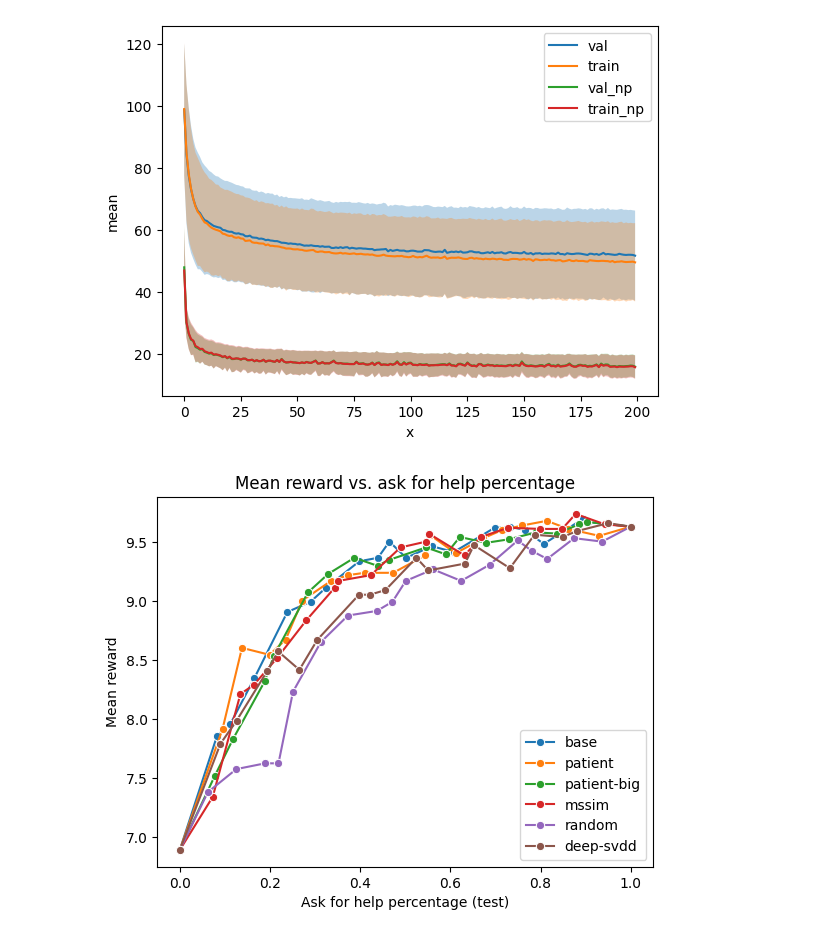
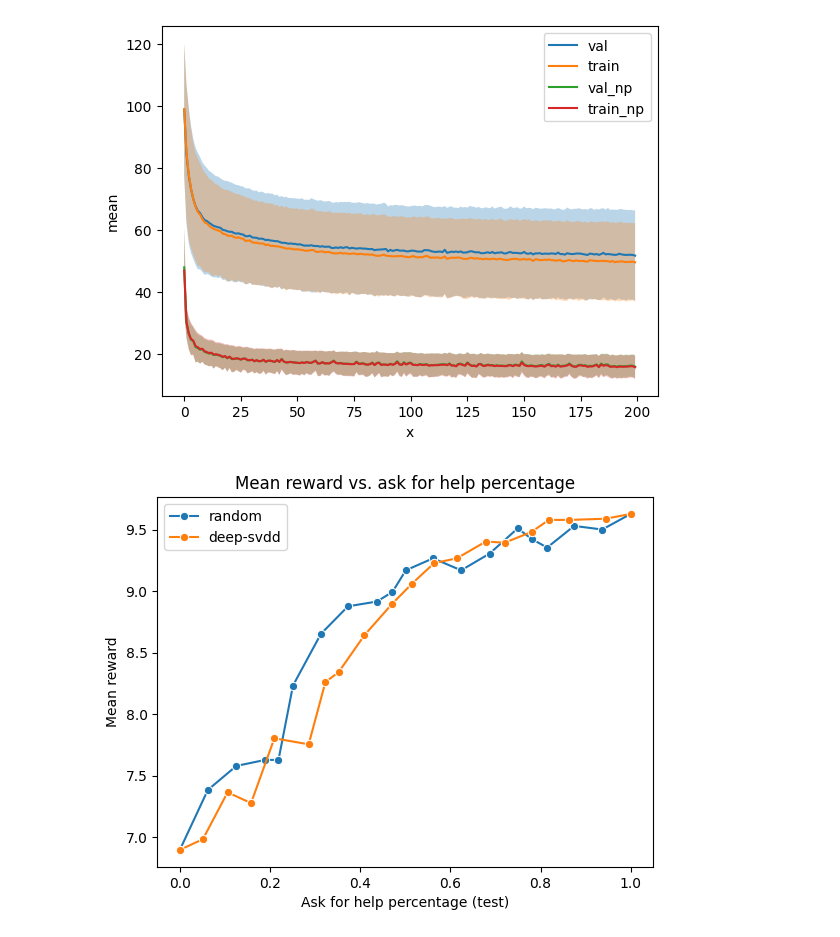
Before and after one commit to PavelCz/yrc-bench-fork, a Jupyter notebook: analyzing/plotting.ipynb, the cells around one changed output. Saved outputs shown, nothing was run; the diff lists cells and outputs as text; code cells hidden in the pictures.

Commit message:
Update plotting

```diff
--- a/analyzing/plotting.ipynb
+++ b/analyzing/plotting.ipynb
@@ -102,8 +102,11 @@ base_path = Path("/home/pavel/data/goal-misgen/tmp")
 # eval_path = base_path / "debug-03-no-bg"
 # evals = ["random"]
 
-eval_path = base_path / "14-more-levels"
-evals = ["base", "patient", "patient-big", "mssim", "random", "deep-svdd"]
+# eval_path = base_path / "14-more-levels"
+# evals = ["base", "patient", "patient-big", "mssim", "random", "deep-svdd"]
+
+eval_path = base_path / "15-fixed-obs"
+evals = ["random", "deep-svdd"]
 
 for eval in evals:
 
@@ -152,31 +155,31 @@ for eval in evals:
     #         if threshold is None:
     #             raise ValueError("Threshold is None")
     #         num_larger = np.sum(training_scores > threshold)
     #         train_ood_percentage.append(num_larger / len(training_scores))
     # else:
     #     train_ood_percentage = None
 
 
     # print(f"Ask for help percentage: {train_ood_percentage}")
 
     # Plot lineplot using seaborn.
     sns.lineplot(x=afh_percentage, y=mean_rewards, label=eval, marker="o")
 
 plt.xlabel("Ask for help percentage (test)")
 plt.ylabel("Mean reward")
 plt.title("Mean reward vs. ask for help percentage")
 plt.legend()
 plt.show()
 
 # Plot lineplot using matplotlib.
 # plt.plot(thresholds, mean_rewards)
 # plt.fill_between(thresholds, mean_rewards - std_rewards, mean_rewards + std_rewards, alpha=0.5)
 # plt.show()
 
 
 
 # print(eval_data["thresholds"])
 
 # print(eval_data["scores"])
 # %% [output]
-[figure, old version]
+[figure, new version]
```
